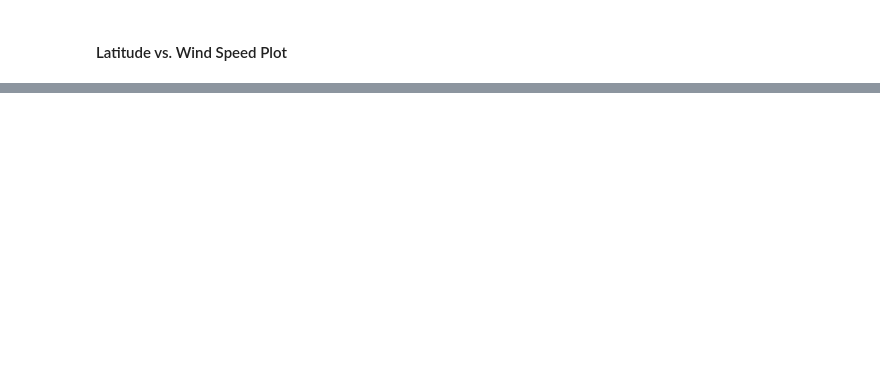
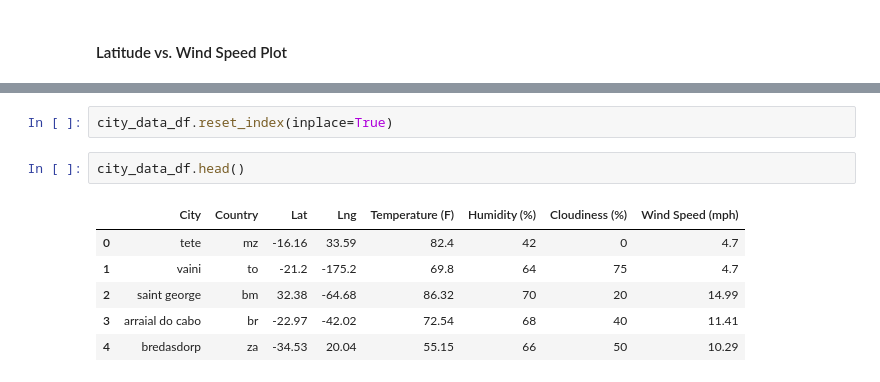
Before and after one commit to hakbrk/Latitude-Project, a Jupyter notebook: img/WeatherPY_JLH.ipynb, the cells around one changed output, grey strips where cells are left out. Cells and saved outputs as stored; diff of their text form; blank space fills up the shorter version.

```diff
--- a/img/WeatherPY_JLH.ipynb
+++ b/img/WeatherPY_JLH.ipynb
@@ -231,0 +239,11 @@ plt.show()
+# %%
+city_data_df.reset_index(inplace=True)
+# %%
+city_data_df.head()
+# %% [output]
+|  | City | Country | Lat | Lng | Temperature (F) | Humidity (%) | Cloudiness (%) | Wind Speed (mph) |
+| 0 | tete | mz | -16.16 | 33.59 | 82.4 | 42 | 0 | 4.7 |
+| 1 | vaini | to | -21.2 | -175.2 | 69.8 | 64 | 75 | 4.7 |
+| 2 | saint george | bm | 32.38 | -64.68 | 86.32 | 70 | 20 | 14.99 |
+| 3 | arraial do cabo | br | -22.97 | -42.02 | 72.54 | 68 | 40 | 11.41 |
+| 4 | bredasdorp | za | -34.53 | 20.04 | 55.15 | 66 | 50 | 10.29 |
```
Also changed, not shown: parts of 11 cells of this notebook, 9 other files.
